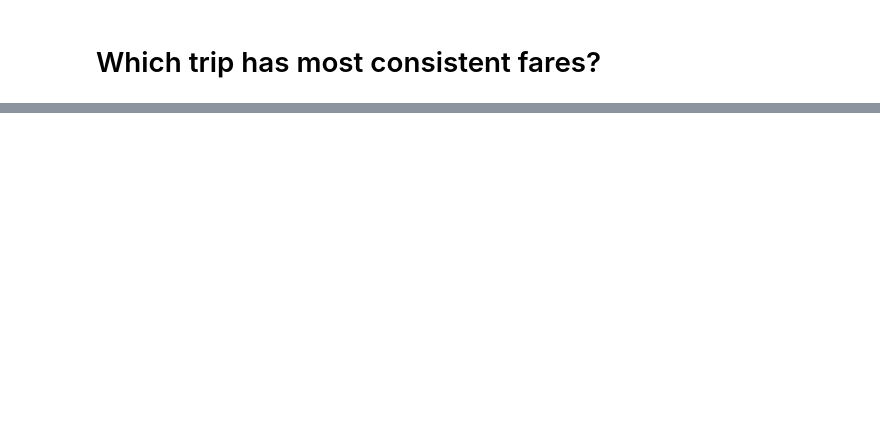
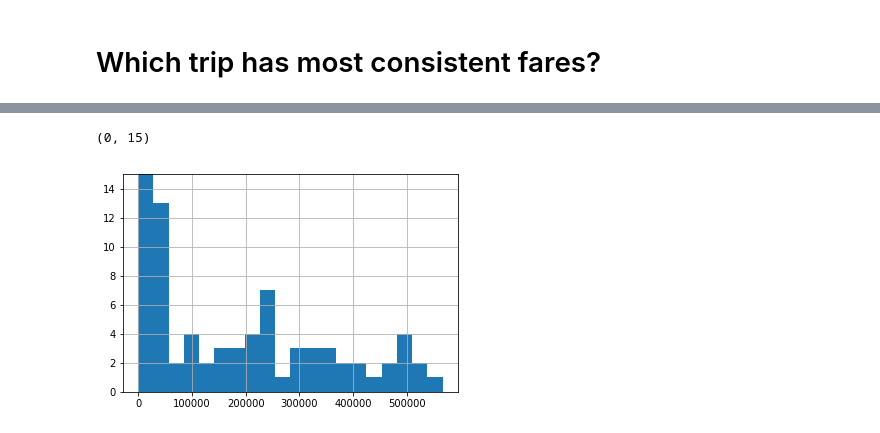
Before and after one commit to desultir/NYCTaxi, a Jupyter notebook: notebooks/describe data.ipynb, the cells around one changed output, grey strips where cells are left out. Saved outputs shown, nothing was run; the diff lists cells and outputs as text; code cells hidden in the pictures; blank space fills up the shorter version.

```diff
--- a/notebooks/describe data.ipynb
+++ b/notebooks/describe data.ipynb
@@ -376,0 +497,6 @@ stddev.sort_values("trip_time_in_secs", ascending=True)
+# %%
+ax = demand["medallion"].hist(bins=20)
+ax.set_ylim((0,15))
+# %% [output]
+(0, 15)
+[figure, added]
```
Also changed, not shown: parts of 27 cells of this notebook, 5 other files.
